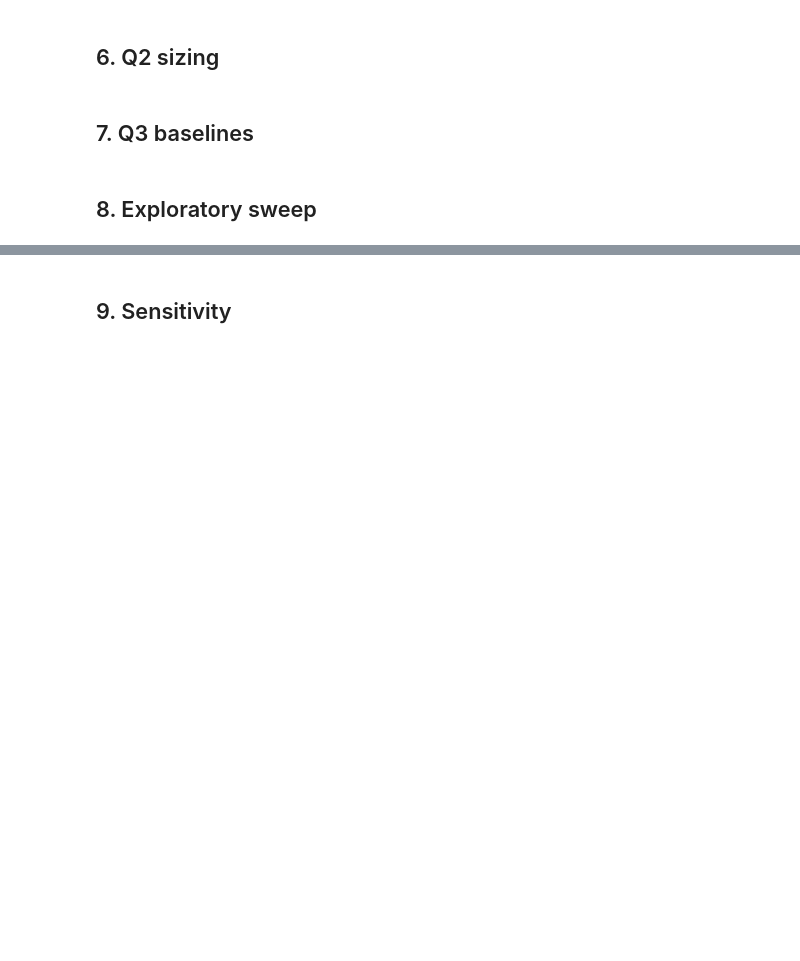
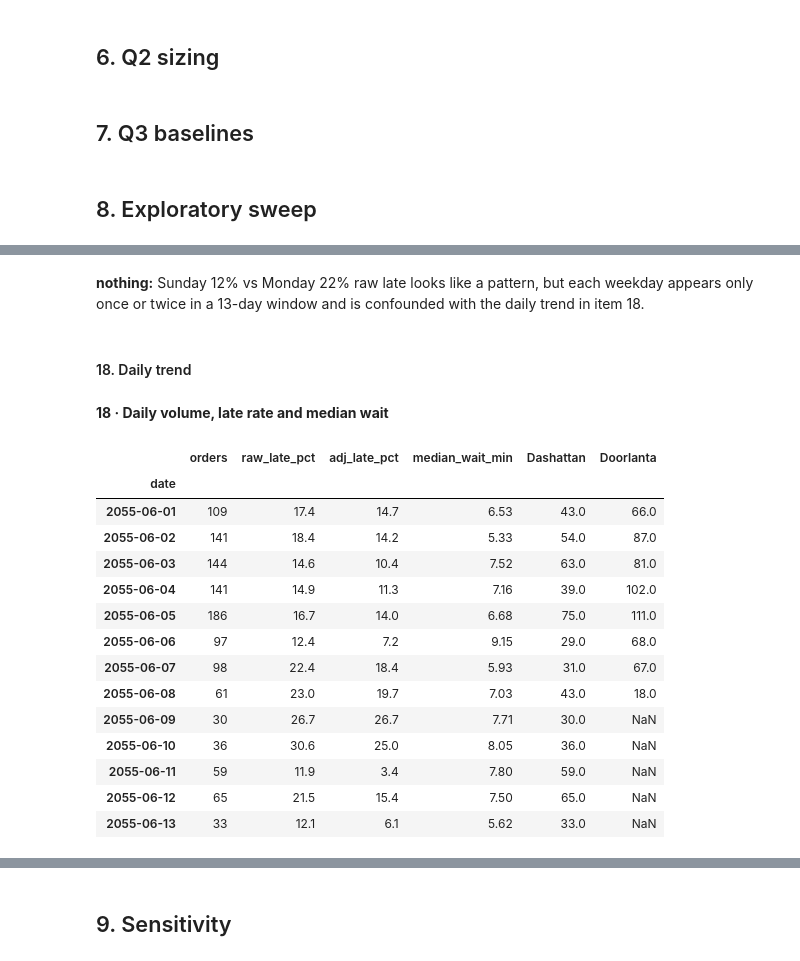
Before and after one commit to navya2392/widget-dasher-review, a Jupyter notebook: analysis.ipynb, the cells around one changed output, grey strips where cells are left out. Saved outputs shown, nothing was run; the diff lists cells and outputs as text; code cells hidden in the pictures; blank space fills up the shorter version.

```diff
--- a/analysis.ipynb
+++ b/analysis.ipynb
@@ -1770,0 +1779,5 @@ Phase 3 acceptance: PASS
+# %%
+ex = df.copy()                      # working copy; nothing in this section writes back to df
+pct = lambda s: round(100 * s.mean(), 1)                                   # share of True, in %
+low_rating_pct = lambda s: round(100 * (s <= 3).sum() / s.notna().sum(), 1) if s.notna().any() else np.nan
+print("sweep population:", len(ex), "orders |", len(asap), "ASAP")
@@ -1770,0 +1788,11 @@ Phase 3 acceptance: PASS
+# %%
+# item 14 · subtotal bands (SUBTOTAL is cents) vs late rates and rating, all orders
+ex = df.copy()
+ex["subtotal_usd"] = ex["SUBTOTAL"] / 100
+ex["subtotal_band"] = pd.cut(ex["subtotal_usd"], [0, 10, 20, 30, 50, 10_000], right=False,
+                             labels=["<$10", "$10–20", "$20–30", "$30–50", "$50+"])
+t14 = ex.groupby("subtotal_band", observed=True).agg(
+    orders=("is_late", "size"), raw_late_pct=("is_late", pct), adj_late_pct=("is_late_adj", pct),
+    rated=("DELIVERY_RATING", "count"), mean_rating=("DELIVERY_RATING", "mean"), low_rating_pct=("DELIVERY_RATING", low_rating_pct),
+).round(2)
+show("14 · Late rate and rating by subtotal band (all orders)", t14)
@@ -1770,0 +1812,9 @@ Phase 3 acceptance: PASS
+# %%
+# item 15 · item count vs merchant wait, all orders (long hold = wait > 10, missing wait counts as not long)
+ex["item_band"] = pd.cut(ex["TOTAL_ITEM_COUNT"], [1, 2, 3, 6, 11, 1000], right=False, labels=["1", "2", "3–5", "6–10", "11+"])
+t15 = ex.groupby("item_band", observed=True).agg(
+    orders=("wait_min", "size"), wait_missing_pct=("wait_min", lambda s: round(100 * s.isna().mean(), 1)),
+    median_wait_min=("wait_min", "median"), p90_wait_min=("wait_min", lambda s: s.quantile(0.9)),
+    long_hold_pct=("wait_min", lambda s: round(100 * (s > 10).mean(), 1)),
+).round(2)
+show("15 · Merchant wait by item-count band (all orders)", t15)
@@ -1770,0 +1849,9 @@ Phase 3 acceptance: PASS
+# %%
+# item 17 · day of week (ACTIVE_DATE = local delivery date), all orders
+DOW = ["Monday", "Tuesday", "Wednesday", "Thursday", "Friday", "Saturday", "Sunday"]
+ex["dow"] = pd.Categorical(ex["ACTIVE_DATE"].dt.day_name(), categories=DOW, ordered=True)
+t17 = ex.groupby("dow", observed=True).agg(orders=("is_late", "size"), raw_late_pct=("is_late", pct), adj_late_pct=("is_late_adj", pct),
+                                            mean_rating=("DELIVERY_RATING", "mean")).round(2)
+t17 = t17.join(ex.groupby(["dow", "MARKET_NAME"], observed=True).size().unstack())
+t17["days in window"] = ex.groupby("dow", observed=True)["ACTIVE_DATE"].nunique()
+show("17 · Volume and late rate by day of week (June 1–13 covers each weekday once or twice)", t17)
@@ -1770,0 +1869,28 @@ Phase 3 acceptance: PASS
+# %% [markdown]
+**nothing:** Sunday 12% vs Monday 22% raw late looks like a pattern, but each weekday appears only once or twice in a 13-day window and is confounded with the daily trend in item 18.
+# %% [markdown]
+#### 18. Daily trend
+# %%
+# item 18 · daily trend, all orders
+t18 = ex.groupby(ex["ACTIVE_DATE"].dt.date).agg(orders=("is_late", "size"), raw_late_pct=("is_late", pct), adj_late_pct=("is_late_adj", pct),
+                                                 median_wait_min=("wait_min", "median")).round(2)
+t18 = t18.join(ex.groupby([ex["ACTIVE_DATE"].dt.date, "MARKET_NAME"]).size().unstack())
+t18.index.name = "date"
+show("18 · Daily volume, late rate and median wait", t18)
+# %% [output]
+**18 · Daily volume, late rate and median wait**
+|  | orders | raw_late_pct | adj_late_pct | median_wait_min | Dashattan | Doorlanta |
+| date |  |  |  |  |  |  |
+| 2055-06-01 | 109 | 17.4 | 14.7 | 6.53 | 43.0 | 66.0 |
+| 2055-06-02 | 141 | 18.4 | 14.2 | 5.33 | 54.0 | 87.0 |
+| 2055-06-03 | 144 | 14.6 | 10.4 | 7.52 | 63.0 | 81.0 |
+| 2055-06-04 | 141 | 14.9 | 11.3 | 7.16 | 39.0 | 102.0 |
+| 2055-06-05 | 186 | 16.7 | 14.0 | 6.68 | 75.0 | 111.0 |
+| 2055-06-06 | 97 | 12.4 | 7.2 | 9.15 | 29.0 | 68.0 |
+| 2055-06-07 | 98 | 22.4 | 18.4 | 5.93 | 31.0 | 67.0 |
+| 2055-06-08 | 61 | 23.0 | 19.7 | 7.03 | 43.0 | 18.0 |
+| 2055-06-09 | 30 | 26.7 | 26.7 | 7.71 | 30.0 | NaN |
+| 2055-06-10 | 36 | 30.6 | 25.0 | 8.05 | 36.0 | NaN |
+| 2055-06-11 | 59 | 11.9 | 3.4 | 7.80 | 59.0 | NaN |
+| 2055-06-12 | 65 | 21.5 | 15.4 | 7.50 | 65.0 | NaN |
+| 2055-06-13 | 33 | 12.1 | 6.1 | 5.62 | 33.0 | NaN |
```
Also changed, not shown: parts of 62 cells of this notebook.
